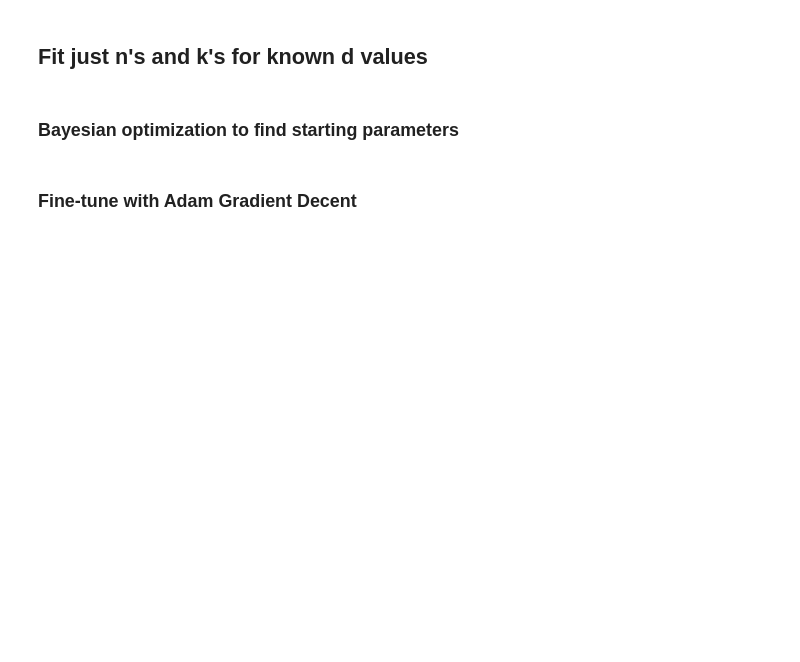
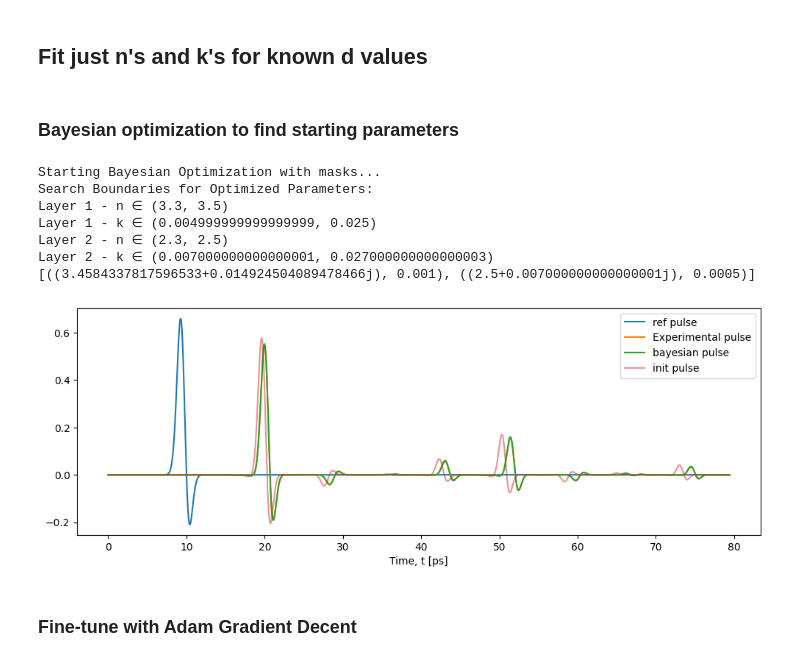
Before and after one commit to tls54/THz-TDS, a Jupyter notebook: Transfer Matrix Method/Targetted_layered_extraction.ipynb, the cells around one changed output. Drawn from its saved outputs; the diff is of its cells as text; code cells hidden in the pictures; blank space fills up the shorter version.

Commit message:
New branch for models that allow the user to choose what layers are optimized using a mask matrix.

```diff
--- a/Transfer Matrix Method/Targetted_layered_extraction.ipynb
+++ b/Transfer Matrix Method/Targetted_layered_extraction.ipynb
@@ -45,28 +44,42 @@ plt.show()
 # %%
 ## Experimental params:
 # n1, k1, d1 = 3.46, 0.01, 1e-3
 # n2, k2, d2= 2.5, 0.015, 0.5e-3
 
-layers_nk_init = [(3.4+1j*0.015, 1e-3), (2.4+1j*0.017, 0.5e-3)]
+optimize_mask = [
+    (True, True, False),
+    (True, True, False),
+]
+
+layers_nk_init = [(3.4+0.015*1j, 1e-3), (2.4+1j*0.017, 0.5e-3)]
 
 initial_pulse_nk = simulate_parallel(reference_pulse, layers_nk_init, deltat, 0)[1][:L]
 
-BLE_NK = BayesianLayeredExtractorNK(reference_pulse, experimental_pulse, deltat, layers_nk_init)
-bayesian_NK_params = BLE_NK.bayesian_optimization(n_calls=30)
+BLE_NK = BayesianLayeredExtractorNKD(reference_pulse, experimental_pulse, deltat, layers_nk_init, optimize_mask=optimize_mask)
+bayesian_NK_params = BLE_NK.bayesian_optimization(n_calls=50)
 print(bayesian_NK_params)
 
 _, bayesian_pulse_nk = simulate_parallel(reference_pulse, bayesian_NK_params, deltat, noise_level=0)
 bayesian_pulse_nk = bayesian_pulse_nk[:L]
 
 plt.figure(figsize=(12,4))
 plt.plot(t_axis*1e12, reference_pulse, label='ref pulse')
 plt.plot(t_axis*1e12, experimental_pulse.detach().cpu().numpy(), label='Experimental pulse')
 plt.plot(t_axis*1e12, bayesian_pulse_nk.detach().cpu().numpy(), label='bayesian pulse')
 plt.plot(t_axis*1e12, initial_pulse_nk.detach().cpu().numpy(), label='init pulse', alpha=0.5)
 
 plt.xlabel('Time, t [ps]')
 plt.legend()
 plt.show()
+# %% [output]
+Starting Bayesian Optimization with masks...
+Search Boundaries for Optimized Parameters:
+Layer 1 - n ∈ (3.3, 3.5)
+Layer 1 - k ∈ (0.004999999999999999, 0.025)
+Layer 2 - n ∈ (2.3, 2.5)
+Layer 2 - k ∈ (0.007000000000000001, 0.027000000000000003)
+[((3.4584337817596533+0.014924504089478466j), 0.001), ((2.5+0.007000000000000001j), 0.0005)]
+[figure, added]
 # %% [markdown]
 ### Fine-tune with Adam Gradient Decent
 # %%
```
Also changed, not shown: parts of 9 cells of this notebook, 6 other files.
